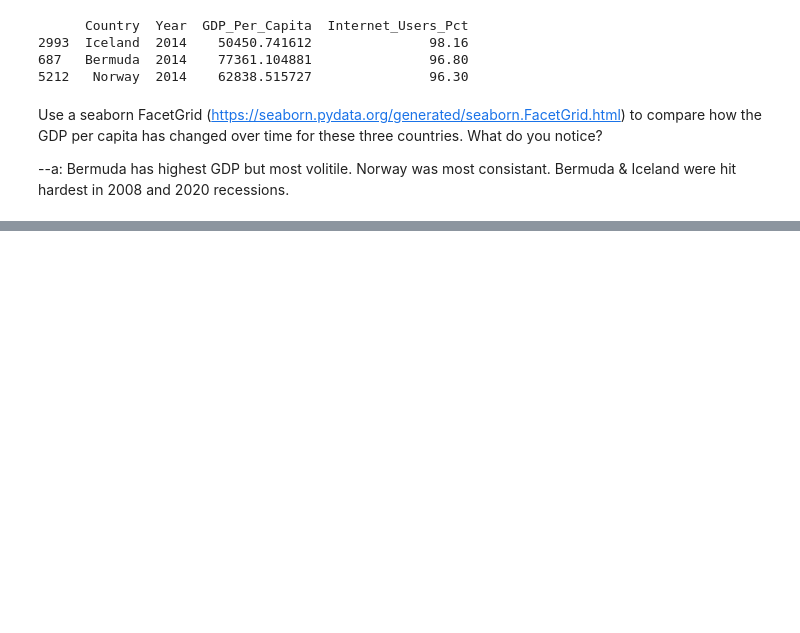
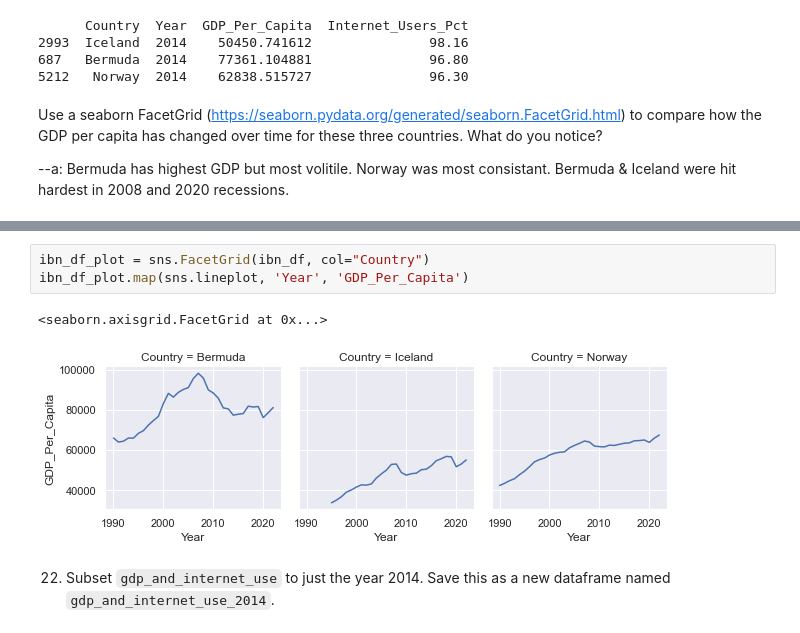
Before and after one commit to NSS-Data-Analytics-Cohort-10/gdp-and-internet-usage-t-white-21, a Jupyter notebook: notebook/un_project.ipynb, the cells around one changed output, grey strips where cells are left out. Saved outputs shown, nothing was run; the diff lists cells and outputs as text; blank space fills up the shorter version.

Commit message:
re-did Q7 my own way. added plot to Q25

```diff
--- a/notebook/un_project.ipynb
+++ b/notebook/un_project.ipynb
@@ -684,0 +588,8 @@ gdp_per_capita_2014_h['Internet_Users_Pct'].median()
+# %%
+ibn_df_plot = sns.FacetGrid(ibn_df, col="Country")
+ibn_df_plot.map(sns.lineplot, 'Year', 'GDP_Per_Capita')
+# %% [output]
+<seaborn.axisgrid.FacetGrid at 0x...>
+[figure, added]
+# %% [markdown]
+22. Subset `gdp_and_internet_use` to just the year 2014. Save this as a new dataframe named `gdp_and_internet_use_2014`.
```
Also changed, not shown: parts of 34 cells of this notebook.
